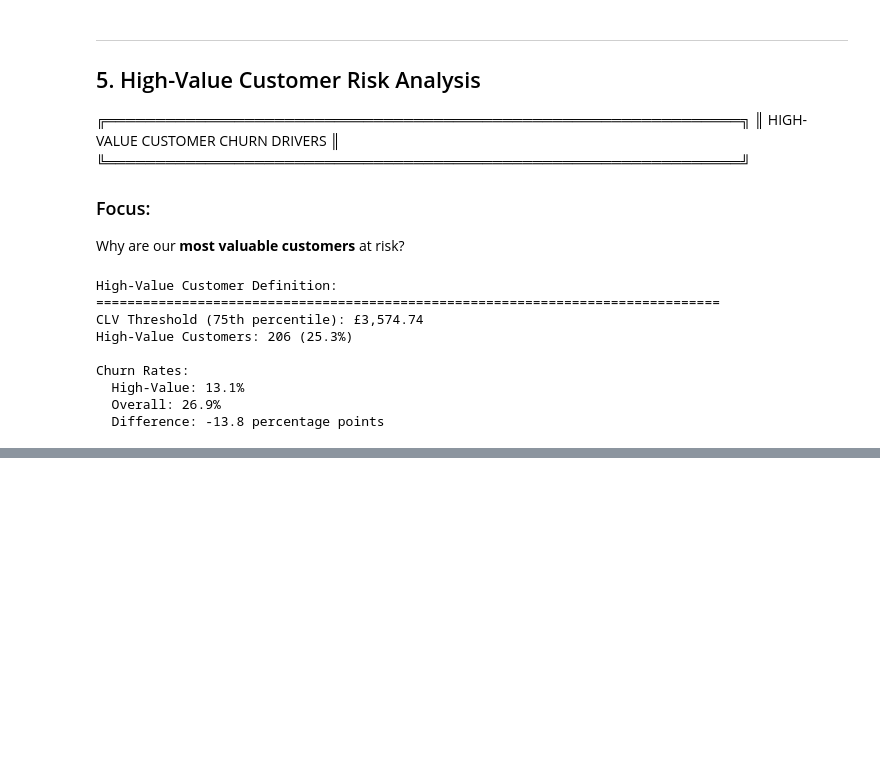
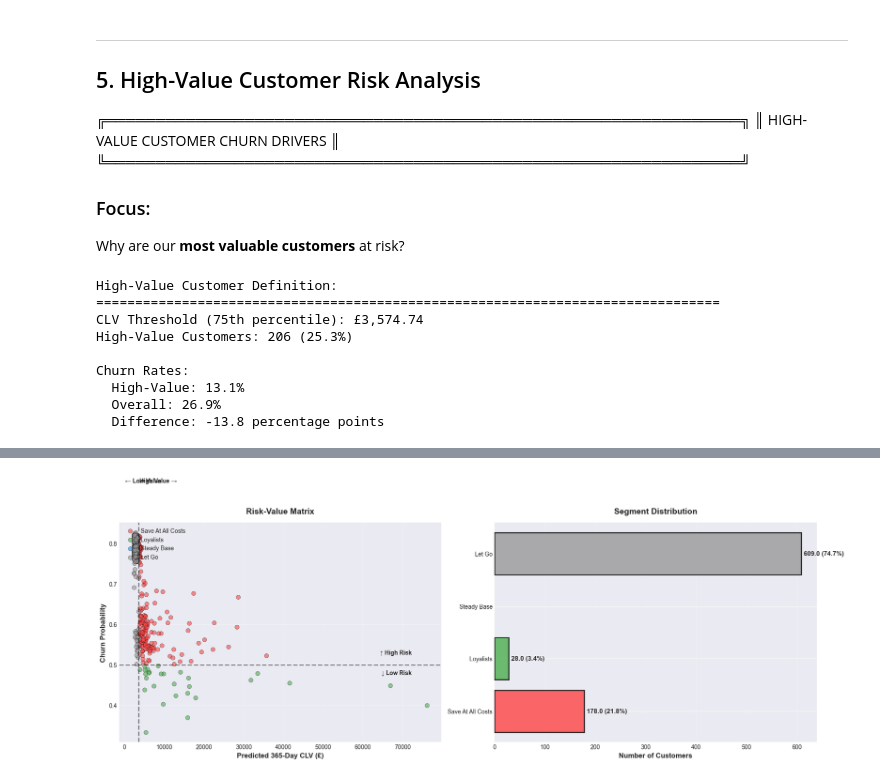
Before and after one commit to HarpinderC/ML-Business-Intelligence, a Jupyter notebook: customer-retention-analysis/notebooks/05_explainability_strategy.ipynb, the cells around one changed output, grey strips where cells are left out. Saved outputs shown, nothing was run; the diff lists cells and outputs as text; code cells hidden in the pictures; blank space fills up the shorter version.

```diff
--- a/customer-retention-analysis/notebooks/05_explainability_strategy.ipynb
+++ b/customer-retention-analysis/notebooks/05_explainability_strategy.ipynb
@@ -461,0 +628,62 @@ Churn Rates:
+# %%
+# ┌────────────────────────────────────────────────────────────┐
+# │ Visualize Risk-Value Matrix                               │
+# └────────────────────────────────────────────────────────────┘
+
+fig, axes = plt.subplots(1, 2, figsize=(18, 7))
+
+# Scatter plot
+colors_map = {
+    'Save At All Costs': '#FF4444',
+    'Loyalists': '#4CAF50',
+    'Steady Base': '#2196F3',
+    'Let Go': '#999999'
+}
+
+for segment in segment_order:
+    subset = analysis_df[analysis_df['segment'] == segment]
+    axes[0].scatter(subset['CLV_365d'], subset['churn_probability'],
+                   label=segment, color=colors_map[segment], alpha=0.6, s=50, edgecolor='black', linewidth=0.5)
+
+# Threshold lines
+axes[0].axvline(value_threshold, color='black', linestyle='--', linewidth=2, alpha=0.5)
+axes[0].axhline(risk_threshold, color='black', linestyle='--', linewidth=2, alpha=0.5)
+
+# Labels
+axes[0].text(value_threshold * 1.05, 0.95, 'High Value →', fontsize=10, fontweight='bold')
+axes[0].text(value_threshold * 0.05, 0.95, '← Low Value', fontsize=10, fontweight='bold')
+axes[0].text(analysis_df['CLV_365d'].max() * 0.95, risk_threshold * 1.05, '↑ High Risk',
+            fontsize=10, fontweight='bold', ha='right')
+axes[0].text(analysis_df['CLV_365d'].max() * 0.95, risk_threshold * 0.95, '↓ Low Risk',
+            fontsize=10, fontweight='bold', ha='right')
+
+axes[0].set_xlabel('Predicted 365-Day CLV (£)', fontsize=12, fontweight='bold')
+axes[0].set_ylabel('Churn Probability', fontsize=12, fontweight='bold')
+axes[0].set_title('Risk-Value Matrix', fontsize=14, fontweight='bold', pad=15)
+axes[0].legend(loc='upper left', framealpha=0.9)
+axes[0].grid(alpha=0.3)
+
+# Segment sizes
+segment_counts = analysis_df['segment'].value_counts().reindex(segment_order)
+colors_list = [colors_map[seg] for seg in segment_order]
+
+bars = axes[1].barh(range(len(segment_order)), segment_counts.values,
+                    color=colors_list, alpha=0.8, edgecolor='black', linewidth=2)
+axes[1].set_yticks(range(len(segment_order)))
+axes[1].set_yticklabels(segment_order)
+axes[1].set_xlabel('Number of Customers', fontsize=12, fontweight='bold')
+axes[1].set_title('Segment Distribution', fontsize=14, fontweight='bold', pad=15)
+axes[1].grid(axis='x', alpha=0.3)
+
+# Add counts
+for i, (bar, count) in enumerate(zip(bars, segment_counts.values)):
+    pct = count / len(analysis_df) * 100
+    axes[1].text(count + 5, bar.get_y() + bar.get_height()/2,
+                f"{count} ({pct:.1f}%)",
+                va='center', fontsize=11, fontweight='bold')
+
+plt.tight_layout()
+plt.savefig(DIR_FIGURES / '29_risk_value_matrix.png', dpi=300, bbox_inches='tight')
+plt.show()
+# %% [output]
+[figure, added]
```
Also changed, not shown: parts of 12 cells of this notebook, 4 other files.
